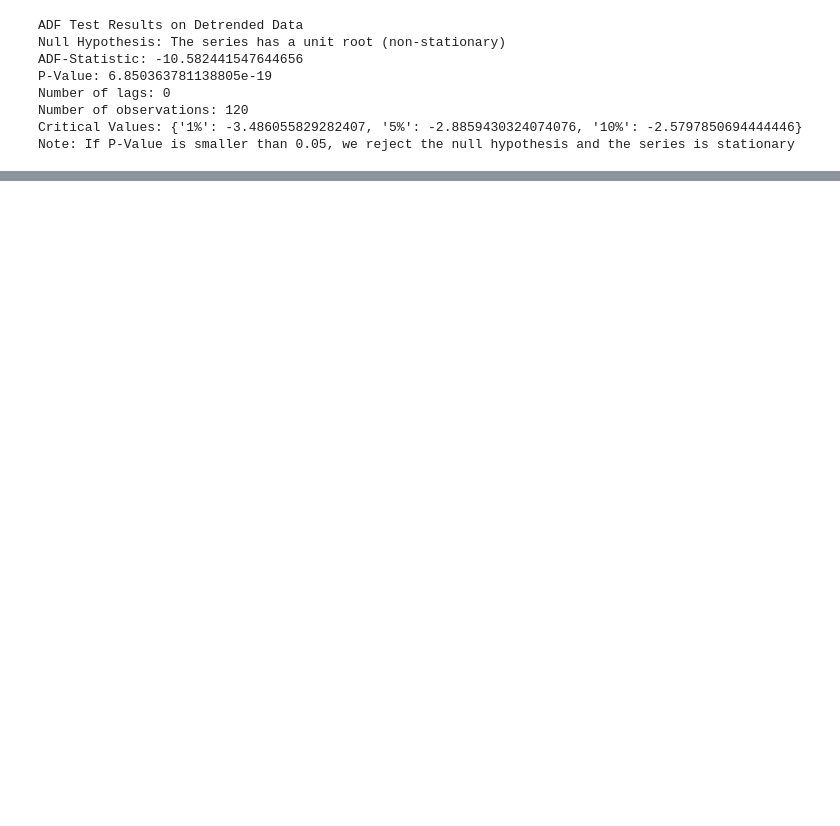
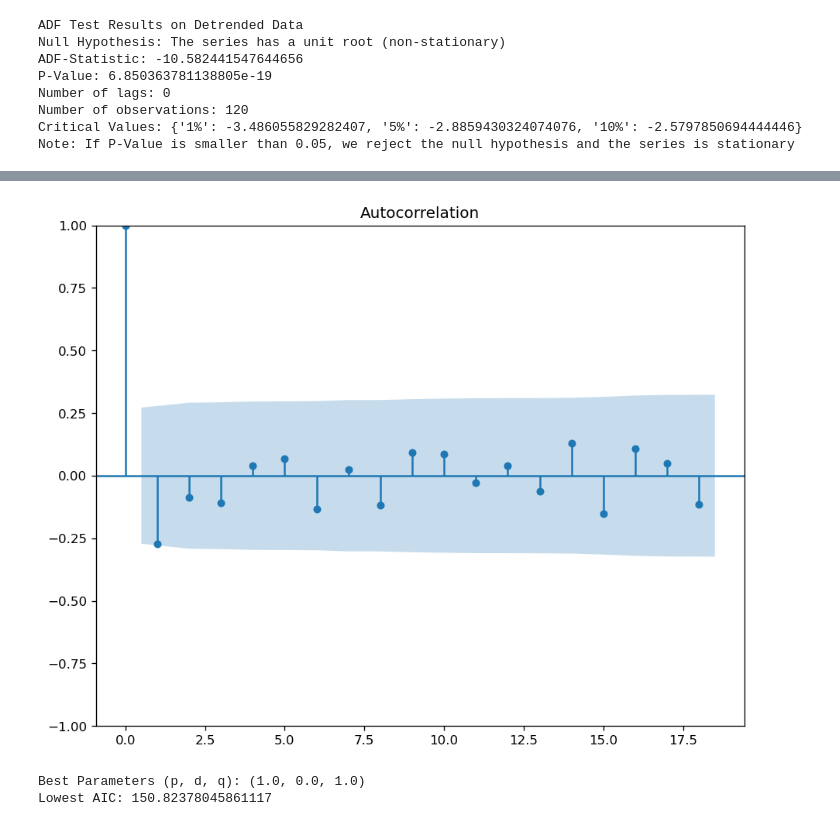
Before and after one commit to L-dos-Santos/final-project, a Jupyter notebook: Final Project.ipynb, the cells around one changed output, grey strips where cells are left out. Saved outputs shown, nothing was run; the diff lists cells and outputs as text; code cells hidden in the pictures; blank space fills up the shorter version.

```diff
--- a/Final Project.ipynb
+++ b/Final Project.ipynb
@@ -428,3 +447,48 @@ Warnings:
+# %%
+#finding q stationary data
+
+plot_acf(stat_data.dropna())
+plt.show()
+# %% [output]
+[figure, added]
+# %%
+import itertools
+
+# Define the range of values for p, d, and q
+p_range = range(0, 3)  # Example range for p
+d_range = range(0, 2)  # Example range for d
+q_range = range(0, 3)  # Example range for q
+
+# Create a list of all possible parameter combinations
+param_grid = list(itertools.product(p_range, d_range, q_range))
+
+# Define a function to fit ARIMA models and calculate AIC
+def fit_arima_and_calc_aic(data, order):
+    model = ARIMA(data, order=order)
+    try:
+        fitted_model = model.fit()
+        return fitted_model.aic
+    except:
+        return np.nan  # Handle cases where the model fitting fails
+
+# Calculate AIC for all parameter combinations
+aic_values = []
+for param in param_grid:
+    p, d, q = param
+    aic = fit_arima_and_calc_aic(stat_data, order=(p, d, q))
+    aic_values.append((p, d, q, aic))
+
+# Convert results to DataFrame for easier manipulation
+aic_df = pd.DataFrame(aic_values, columns=['p', 'd', 'q', 'AIC'])
+
+# Find the parameters corresponding to the lowest AIC
+best_params = aic_df.loc[aic_df['AIC'].idxmin()]
+
+print("Best Parameters (p, d, q):", (best_params['p'], best_params['d'], best_params['q']))
+print("Lowest AIC:", best_params['AIC'])
+# %% [output]
+Best Parameters (p, d, q): (1.0, 0.0, 1.0)
+Lowest AIC: 150.82378045861117
 # %%
 # line plot of residuals
 residuals = pd.Series(model.resid)
```
Also changed, not shown: parts of 16 cells of this notebook.
